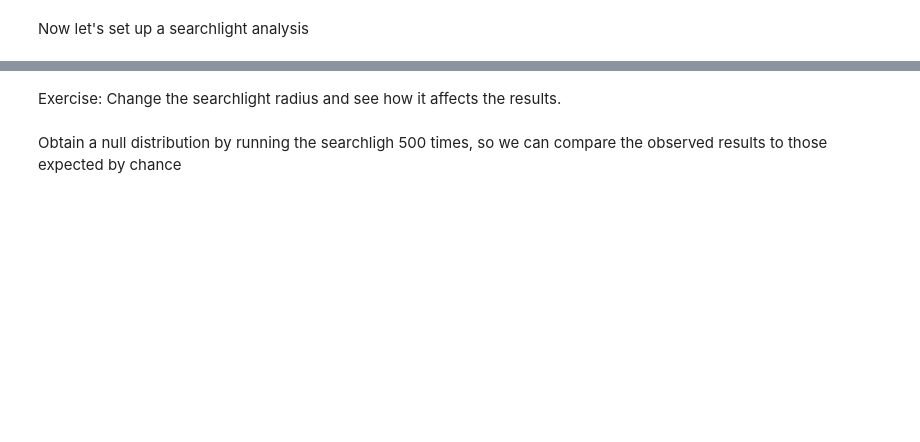
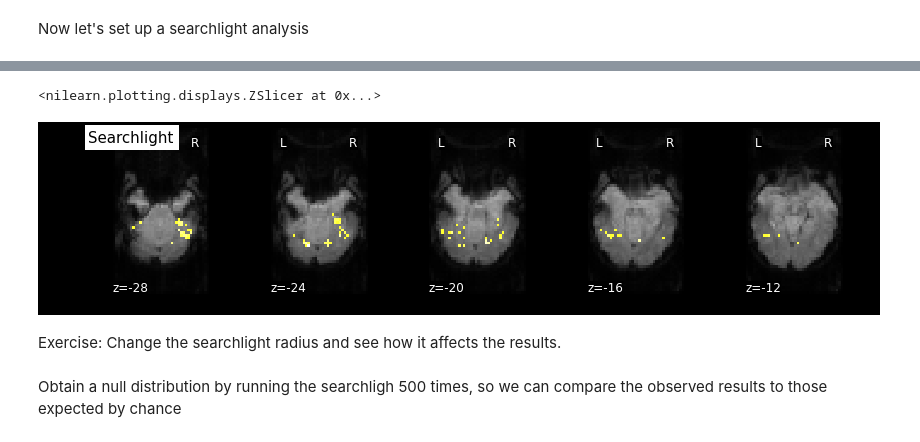
Before and after one commit to poldrack/fmri-analysis-vm, a Jupyter notebook: analysis/MVPA/ClassificationAnalysis-Haxby.ipynb, the cells around one changed output, grey strips where cells are left out. Cells and saved outputs as stored; diff of their text form; code cells hidden in the pictures; blank space fills up the shorter version.

Commit message:
fixed generation of brain mask

```diff
--- a/analysis/MVPA/ClassificationAnalysis-Haxby.ipynb
+++ b/analysis/MVPA/ClassificationAnalysis-Haxby.ipynb
@@ -199,9 +213,17 @@ sl.fit(nibabel.load(os.path.join(modeldir,'zstatdata_facecat.nii.gz')),condlabel
 # %%
+if not os.path.exists(haxbydata.boldfile.replace('.nii.gz','_brain_mean.nii.gz')):
+    mean=fsl.maths.MeanImage(in_file=haxbydata.boldfile,
+                             out_file=haxbydata.boldfile.replace('.nii.gz','_brain_mean.nii.gz'))
+    mean.run()
+
 mean_fmri=nibabel.load(haxbydata.boldfile.replace('.nii.gz','_brain_mean.nii.gz'))
 nilearn.plotting.plot_stat_map(nibabel.Nifti1Image(sl.scores_,
                 mean_fmri.get_affine()), mean_fmri,
                 title="Searchlight", display_mode="z", cut_coords=[-28,-24,-20,-16,-12],
                 colorbar=False,threshold=0.75)
+# %% [output]
+<nilearn.plotting.displays.ZSlicer at 0x...>
+[figure, added]
 # %% [markdown]
 Exercise: Change the searchlight radius and see how it affects the results.
 # %% [markdown]
```
Also changed, not shown: parts of 5 cells of this notebook.
